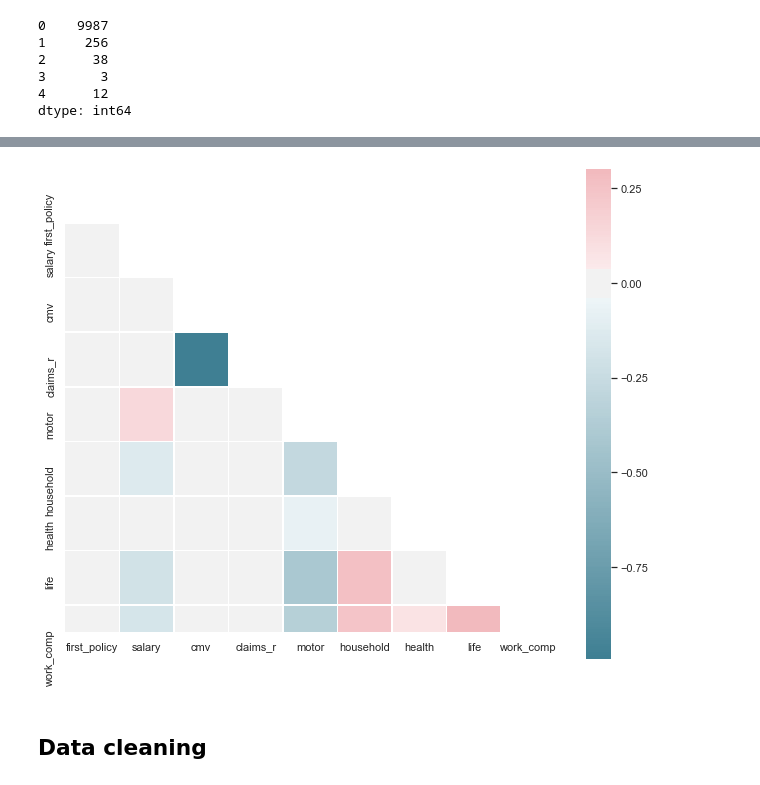
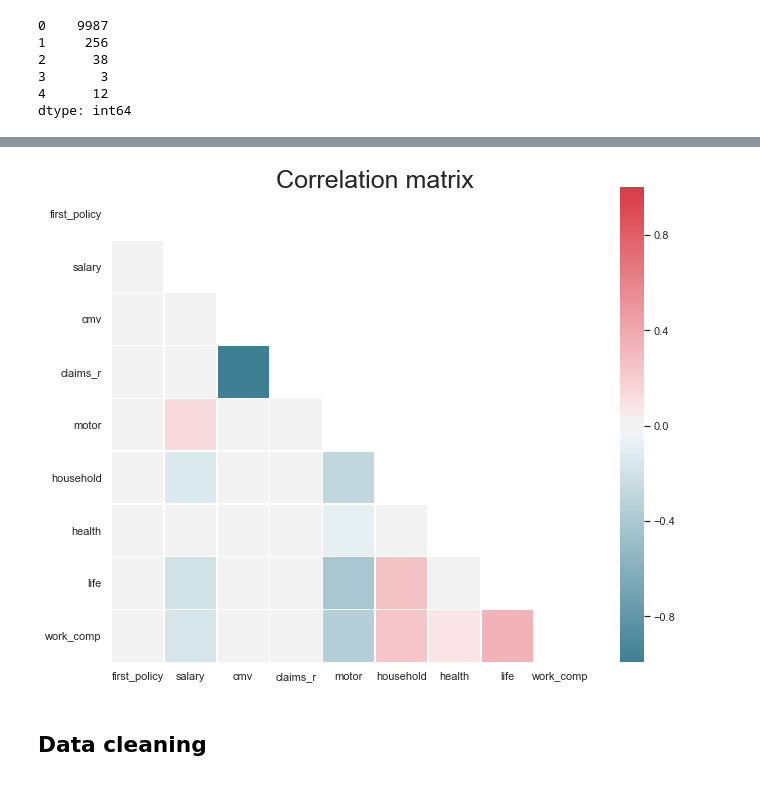
Before and after one commit to NovaIMSStudents/DataMiningFinalProject, a Jupyter notebook: DataAnalysisDM.ipynb, the cells around one changed output, grey strips where cells are left out. Saved outputs shown, nothing was run; the diff lists cells and outputs as text; code cells hidden in the pictures.

```diff
--- a/DataAnalysisDM.ipynb
+++ b/DataAnalysisDM.ipynb
@@ -252,25 +257,35 @@ Format graphic, y label and title
 # %%
 sns.set(style="white")
 
 # Compute the correlation matrix
 corr = metric_df.drop("id",1).corr() #Getting correlation of numerical variables
 
 # Generate a mask for the upper triangle
 mask = np.zeros_like(corr, dtype=np.bool) #Return an array of zeros (Falses) with the same shape and type as a given array
 mask[np.triu_indices_from(mask)] = True #The upper-triangle array is now composed by True values
 
 # Set up the matplotlib figure
-f, ax = plt.subplots(figsize=(11, 9))
+fig, ax = plt.subplots(figsize=(12, 8))
 
 # Generate a custom diverging colormap
 cmap = sns.diverging_palette(220, 10, as_cmap=True) #Make a diverging palette between two HUSL colors. Return a matplotlib colormap object.
 
 # Draw the heatmap with the mask and correct aspect ratio
-sns.heatmap(corr, mask=mask, cmap=cmap, vmax=.3, center=0, square=True, linewidths=.5)
+sns.heatmap(corr, mask=mask, cmap=cmap, center=0, square=True, linewidths=.5, ax=ax)
+
+# Layout
+plt.subplots_adjust(top=0.95)
+plt.suptitle("Correlation matrix", fontsize=25)
+plt.yticks(rotation=0)
+# Fixing the bug of partially cut-off bottom and top cells
+b, t = plt.ylim() # discover the values for bottom and top
+b += 0.5 # Add 0.5 to the bottom
+t -= 0.5 # Subtract 0.5 from the top
+plt.ylim(b, t) # update the ylim(bottom, top) values
 
 plt.show()
 # %% [output]
-[figure, old version]
+[figure, new version]
 # %% [markdown]
 ## Data cleaning
 # %% [markdown]
```
Also changed, not shown: parts of 37 cells of this notebook.
